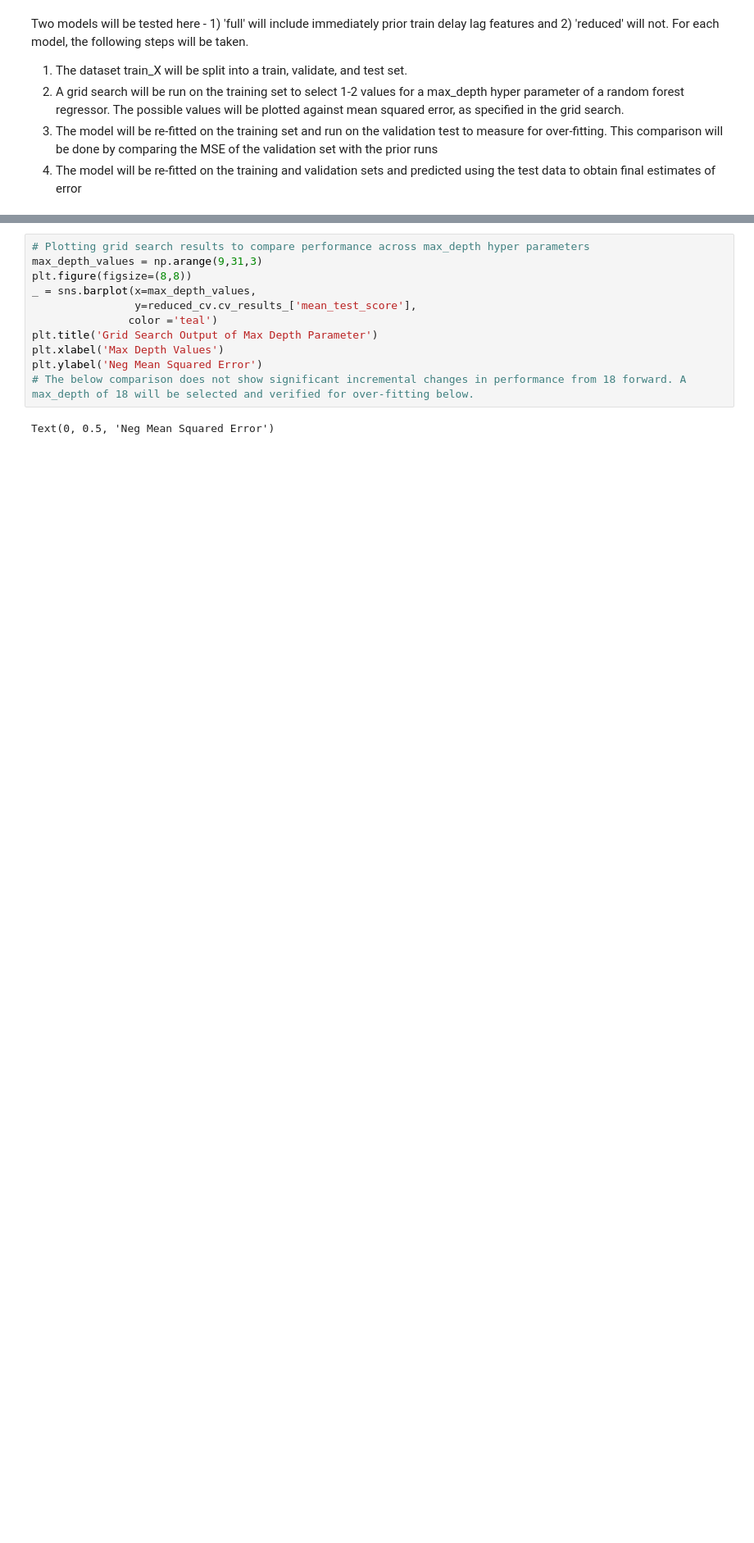
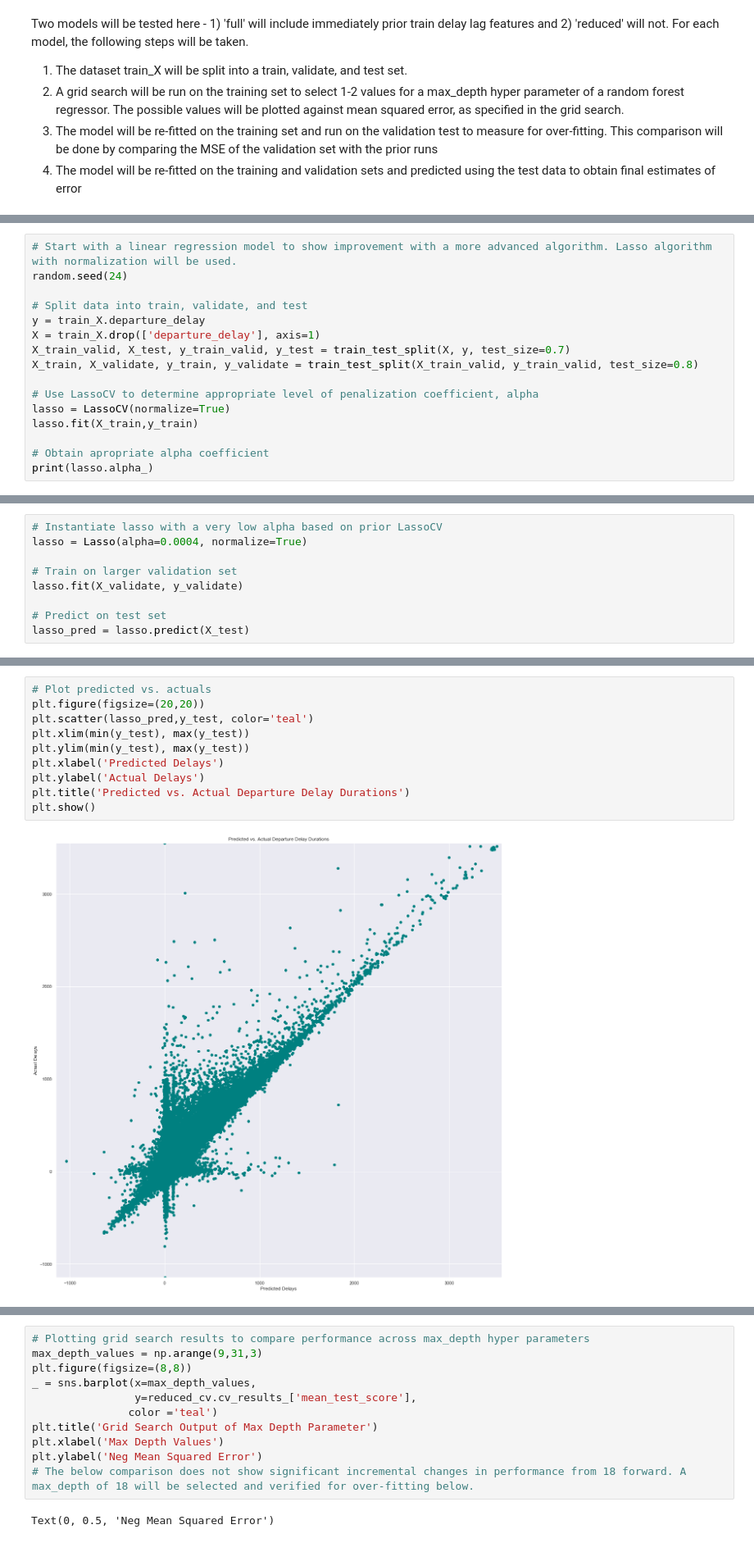
Before and after one commit to jasonsum/Springboard, a Jupyter notebook: RTD_capstone1/modeling.ipynb, the cells around one changed output, grey strips where cells are left out. Shown at 82% size. Saved outputs shown, nothing was run; the diff lists cells and outputs as text; blank space fills up the shorter version.

Commit message:
Add linear regression and extreme gradient boosting

```diff
--- a/RTD_capstone1/modeling.ipynb
+++ b/RTD_capstone1/modeling.ipynb
@@ -471,0 +663,16 @@ Two models will be tested here - 1) 'full' will include immediately prior train
+# %%
+# Start with a linear regression model to show improvement with a more advanced algorithm. Lasso algorithm with normalization will be used.
+random.seed(24)
+
+# Split data into train, validate, and test
+y = train_X.departure_delay
+X = train_X.drop(['departure_delay'], axis=1)
+X_train_valid, X_test, y_train_valid, y_test = train_test_split(X, y, test_size=0.7)
+X_train, X_validate, y_train, y_validate = train_test_split(X_train_valid, y_train_valid, test_size=0.8)
+
+# Use LassoCV to determine appropriate level of penalization coefficient, alpha
+lasso = LassoCV(normalize=True)
+lasso.fit(X_train,y_train)
+
+# Obtain apropriate alpha coefficient
+print(lasso.alpha_)
@@ -471,0 +681,9 @@ Two models will be tested here - 1) 'full' will include immediately prior train
+# %%
+# Instantiate lasso with a very low alpha based on prior LassoCV
+lasso = Lasso(alpha=0.0004, normalize=True)
+
+# Train on larger validation set
+lasso.fit(X_validate, y_validate)
+
+# Predict on test set
+lasso_pred = lasso.predict(X_test)
@@ -471,0 +704,12 @@ Two models will be tested here - 1) 'full' will include immediately prior train
+# %%
+# Plot predicted vs. actuals
+plt.figure(figsize=(20,20))
+plt.scatter(lasso_pred,y_test, color='teal')
+plt.xlim(min(y_test), max(y_test))
+plt.ylim(min(y_test), max(y_test))
+plt.xlabel('Predicted Delays')
+plt.ylabel('Actual Delays')
+plt.title('Predicted vs. Actual Departure Delay Durations')
+plt.show()
+# %% [output]
+[figure, added]
```
Also changed, not shown: parts of 50 cells of this notebook, 3 other files.
